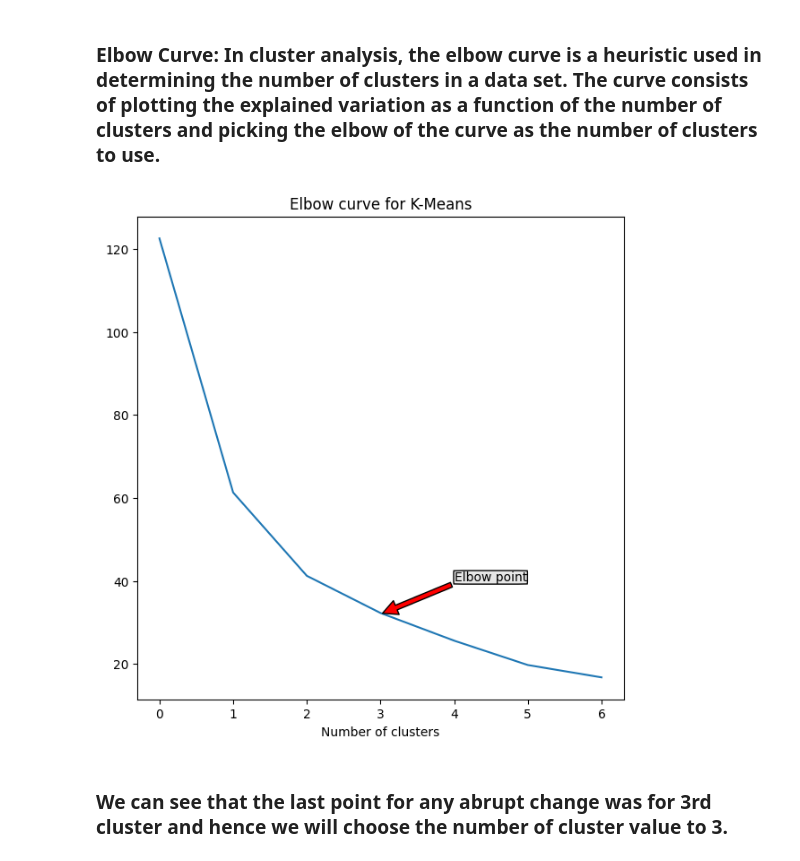
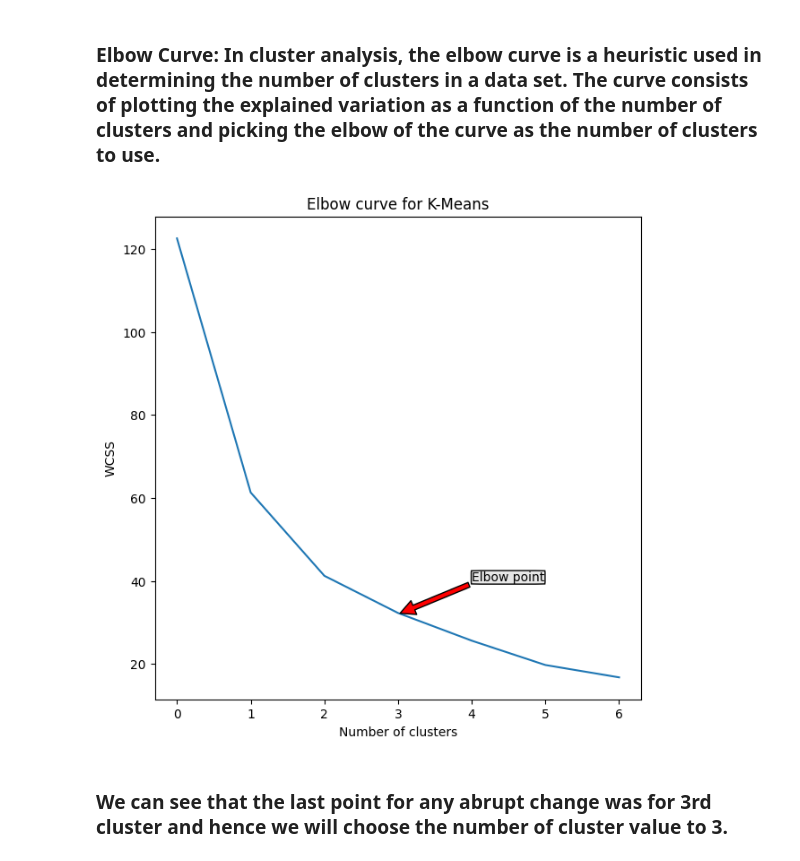
Before and after one commit to vishant750/Online_Retail_Customer_Segmentation, a Jupyter notebook: Online_Retail_Customer_Segmentation.ipynb, the cells around one changed output. Saved outputs shown, nothing was run; the diff lists cells and outputs as text; code cells hidden in the pictures.

```diff
--- a/Online_Retail_Customer_Segmentation.ipynb
+++ b/Online_Retail_Customer_Segmentation.ipynb
@@ -647,24 +647,25 @@ array([[0.93952848, 0.02273053, 0.3417156 ],
 # %%
 #Getting the elbow curve for different number of clusters
 wcss = []
 #Creating a list of number of clusters
 range_n_clusters = [2, 3, 4, 5, 6, 7, 8]
 #Implementing the model for different number of clusters
 for num_clusters in range_n_clusters:
   kmeans_model_iter = KMeans(n_clusters=num_clusters,random_state=0)
   kmeans_model_iter.fit_predict(rmf_scaled)
   wcss.append(kmeans_model_iter.inertia_)
 # plot the elbow curve
 plt.figure(figsize=(7,7))
 plt.plot(wcss)
 plt.title('Elbow curve for K-Means')
 plt.annotate('Elbow point', xy=(3, 32), xytext=(4,40),\
              bbox=dict(boxstyle="round4,pad=.05", fc="0.9"),\
              arrowprops=dict(facecolor='red', shrink=0.027))
 plt.xlabel('Number of clusters')
+plt.ylabel('WCSS')
 plt.show()
 # %% [output]
-[figure, old version]
+[figure, new version]
 # %% [markdown]
 ### We can see that the last point for any abrupt change was for 3rd cluster and hence we will choose the number of cluster value to 3.
 # %%
```
Also changed, not shown: parts of 1 cell of this notebook.
